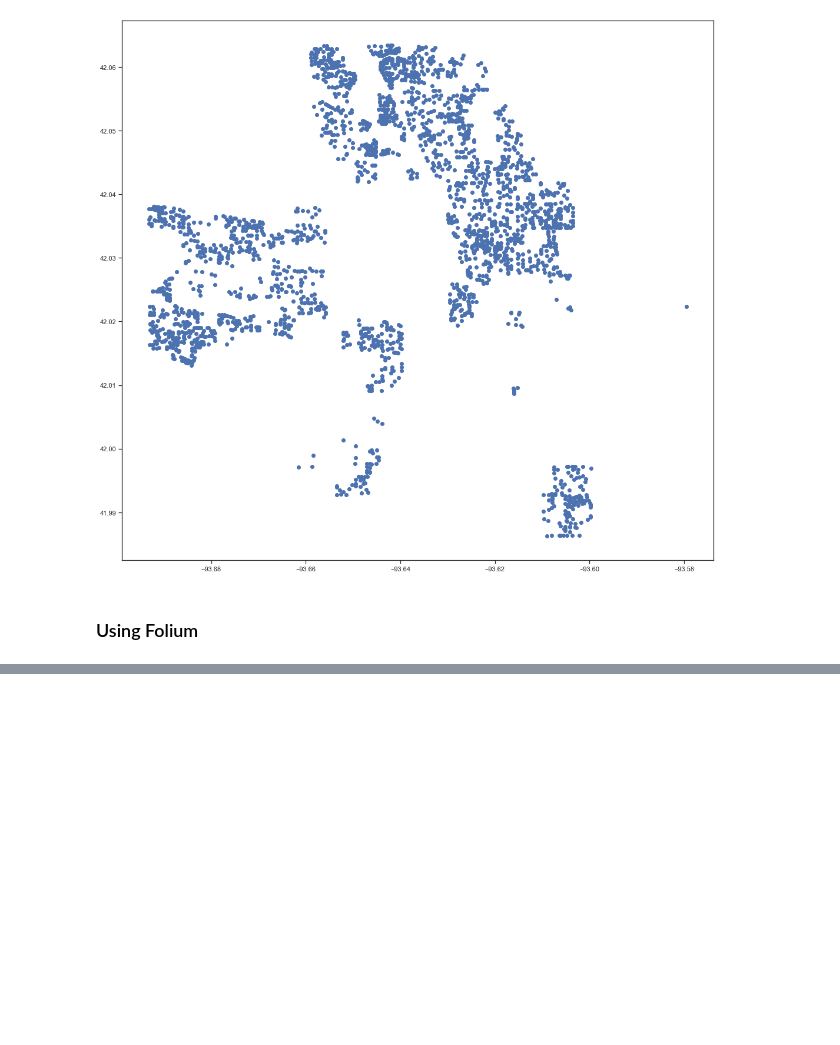
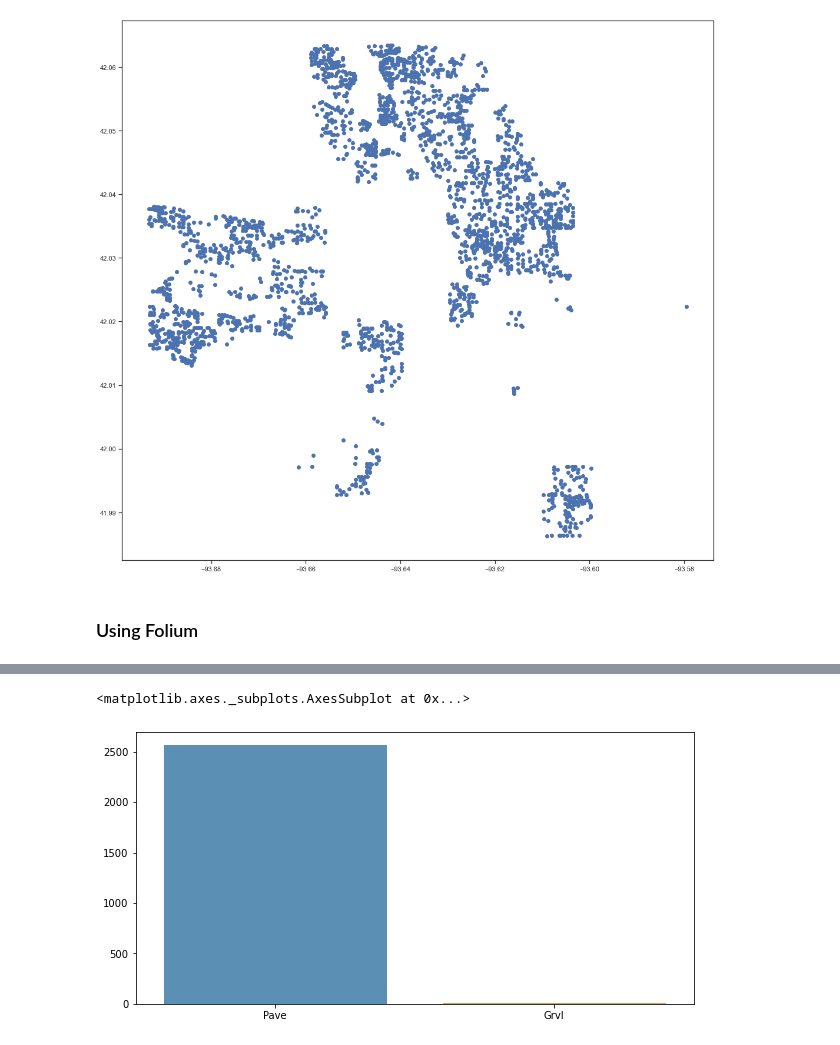
Before and after one commit to djhang99/housing_prices, a Jupyter notebook: Jung Hwan Lim/HousingPrices.ipynb, the cells around one changed output, grey strips where cells are left out. Saved outputs shown, nothing was run; the diff lists cells and outputs as text; code cells hidden in the pictures; blank space fills up the shorter version.

```diff
--- a/Jung Hwan Lim/HousingPrices.ipynb
+++ b/Jung Hwan Lim/HousingPrices.ipynb
@@ -274,0 +314,12 @@ NameError: name 'housing' is not defined
+# %%
+import matplotlib.pyplot as plt
+import seaborn as sns
+
+streetcount  = housing['Street'].value_counts()
+plt.figure(figsize=(10,5))
+sns.barplot(streetcount.index, streetcount.values, alpha=0.8)
+
+## In conclusion let's kick out street
+# %% [output]
+<matplotlib.axes._subplots.AxesSubplot at 0x...>
+[figure, added]
```
Also changed, not shown: parts of 8 cells of this notebook, 1 other file.
